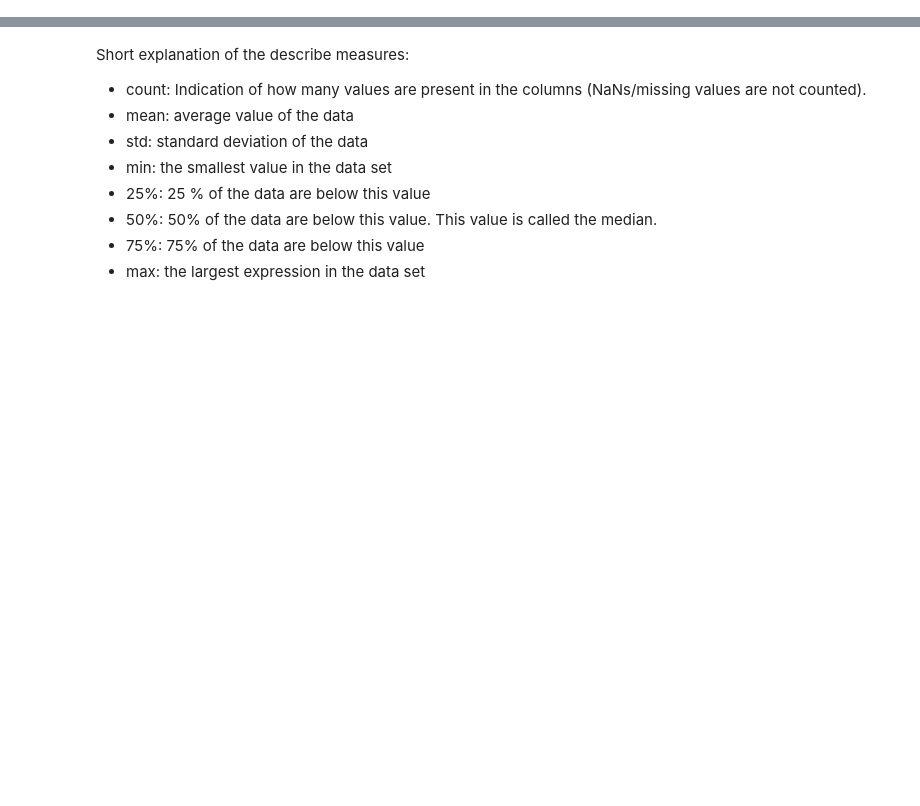
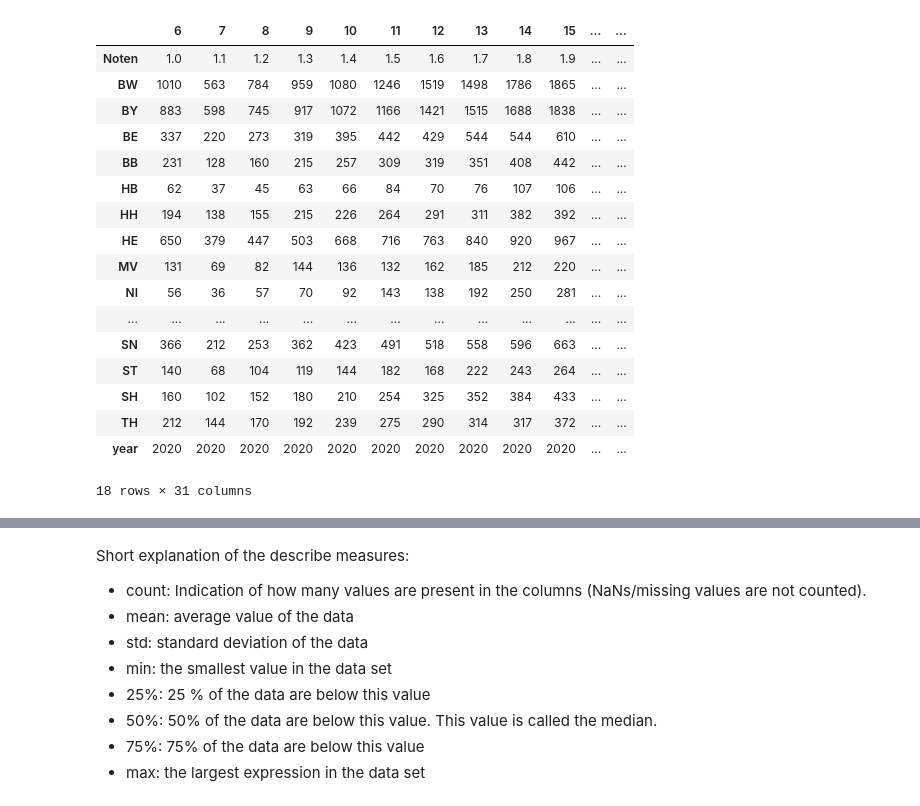
Before and after one commit to Stargazer-ger/capstone_project_hh_23_1, a Jupyter notebook: eda_capstone_grades.ipynb, the cells around one changed output, grey strips where cells are left out. Cells and saved outputs as stored; diff of their text form; code cells hidden in the pictures; blank space fills up the shorter version.

```diff
--- a/eda_capstone_grades.ipynb
+++ b/eda_capstone_grades.ipynb
@@ -31,0 +52,2 @@ noten_2020
+# %%
+noten_2020.T.iloc[2:, :] = noten_2020.T.iloc[2:, :].astype(int)
@@ -31,0 +74,22 @@ noten_2020
+# %%
+trans = noten_2020.T
+trans
+# %% [output]
+|  | 6 | 7 | 8 | 9 | 10 | 11 | 12 | 13 | 14 | 15 | ... | ... |
+| Noten | 1.0 | 1.1 | 1.2 | 1.3 | 1.4 | 1.5 | 1.6 | 1.7 | 1.8 | 1.9 | ... | ... |
+| BW | 1010 | 563 | 784 | 959 | 1080 | 1246 | 1519 | 1498 | 1786 | 1865 | ... | ... |
+| BY | 883 | 598 | 745 | 917 | 1072 | 1166 | 1421 | 1515 | 1688 | 1838 | ... | ... |
+| BE | 337 | 220 | 273 | 319 | 395 | 442 | 429 | 544 | 544 | 610 | ... | ... |
+| BB | 231 | 128 | 160 | 215 | 257 | 309 | 319 | 351 | 408 | 442 | ... | ... |
+| HB | 62 | 37 | 45 | 63 | 66 | 84 | 70 | 76 | 107 | 106 | ... | ... |
+| HH | 194 | 138 | 155 | 215 | 226 | 264 | 291 | 311 | 382 | 392 | ... | ... |
+| HE | 650 | 379 | 447 | 503 | 668 | 716 | 763 | 840 | 920 | 967 | ... | ... |
+| MV | 131 | 69 | 82 | 144 | 136 | 132 | 162 | 185 | 212 | 220 | ... | ... |
+| NI | 56 | 36 | 57 | 70 | 92 | 143 | 138 | 192 | 250 | 281 | ... | ... |
+| ... | ... | ... | ... | ... | ... | ... | ... | ... | ... | ... | ... | ... |
+| SN | 366 | 212 | 253 | 362 | 423 | 491 | 518 | 558 | 596 | 663 | ... | ... |
+| ST | 140 | 68 | 104 | 119 | 144 | 182 | 168 | 222 | 243 | 264 | ... | ... |
+| SH | 160 | 102 | 152 | 180 | 210 | 254 | 325 | 352 | 384 | 433 | ... | ... |
+| TH | 212 | 144 | 170 | 192 | 239 | 275 | 290 | 314 | 317 | 372 | ... | ... |
+| year | 2020 | 2020 | 2020 | 2020 | 2020 | 2020 | 2020 | 2020 | 2020 | 2020 | ... | ... |
+18 rows × 31 columns
```
Also changed, not shown: parts of 10 cells of this notebook, 5 other files.
